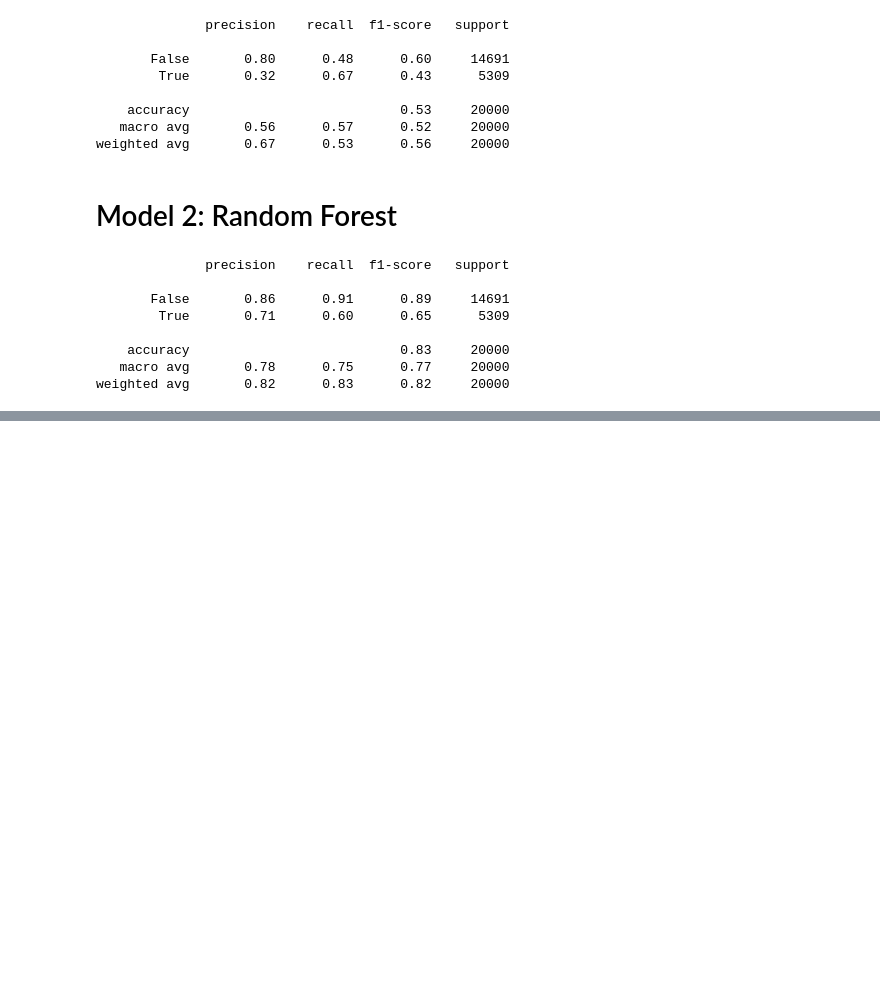
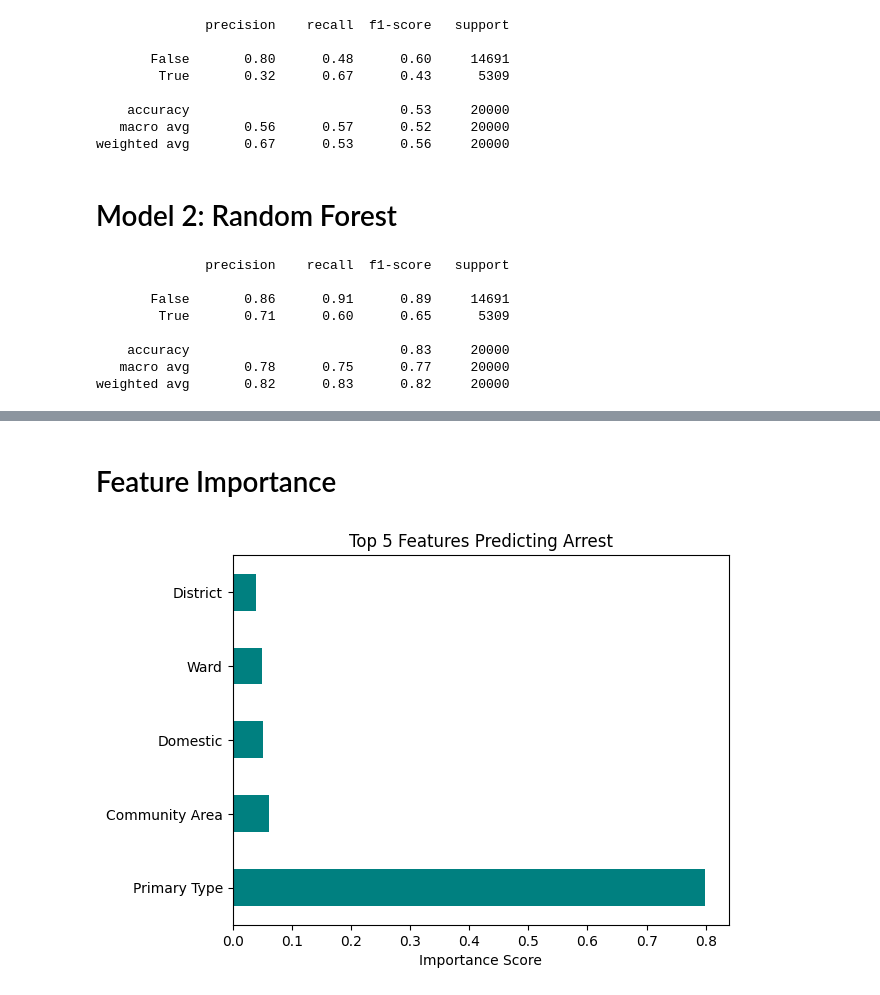
Before and after one commit to Andria-colab/DataGuard, a Jupyter notebook: notebooks/04_machine_learning.ipynb, the cells around one changed output, grey strips where cells are left out. Saved outputs shown, nothing was run; the diff lists cells and outputs as text; code cells hidden in the pictures; blank space fills up the shorter version.

```diff
--- a/notebooks/04_machine_learning.ipynb
+++ b/notebooks/04_machine_learning.ipynb
@@ -138,0 +213,10 @@ weighted avg       0.82      0.83      0.82     20000
+# %% [markdown]
+# Feature Importance
+# %%
+feature_importances = pd.Series(rf.feature_importances_, index=X.columns)
+feature_importances.nlargest(5).plot(kind='barh', color='teal')
+plt.title('Top 5 Features Predicting Arrest')
+plt.xlabel('Importance Score')
+plt.show()
+# %% [output]
+[figure, added]
```
Also changed, not shown: parts of 11 cells of this notebook.
